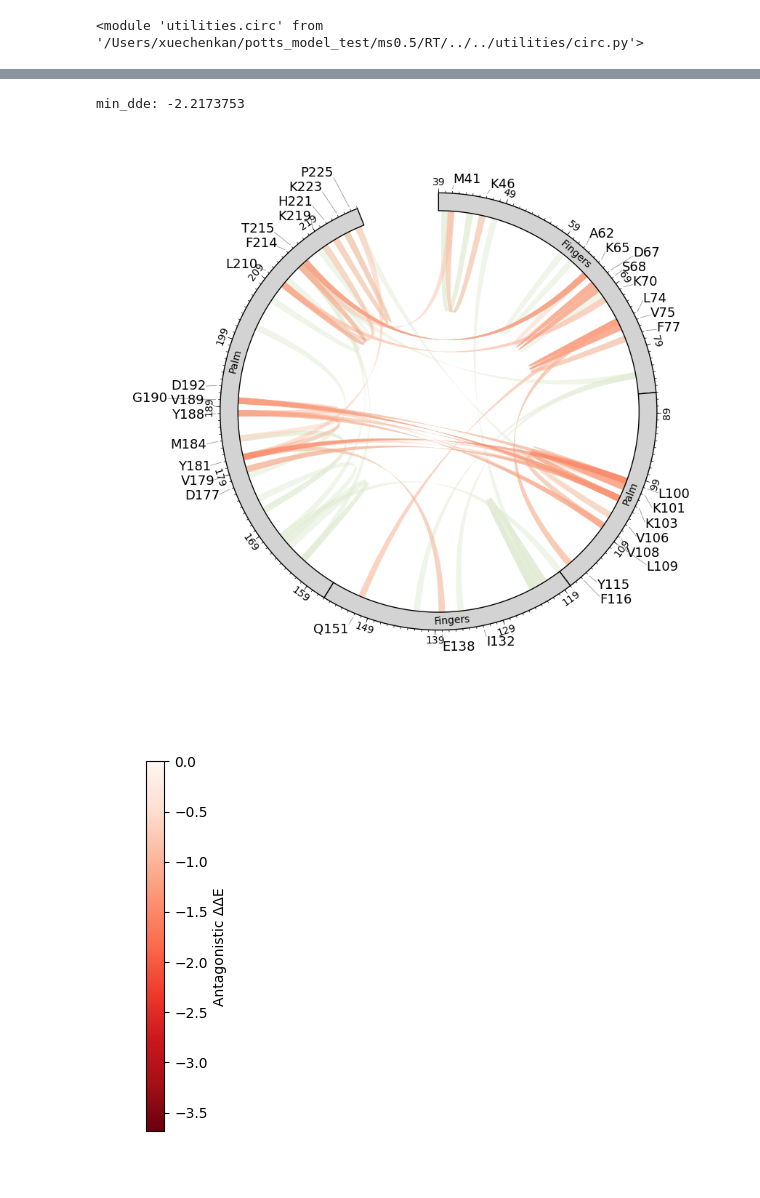
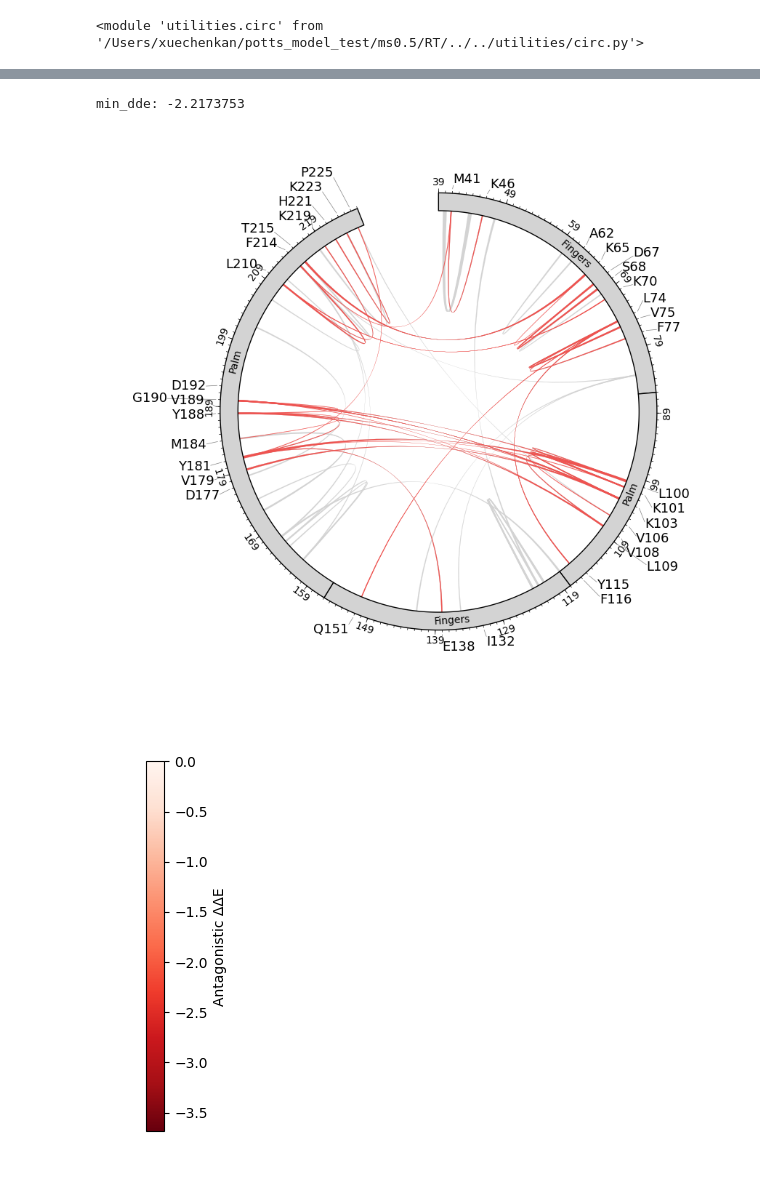
Before and after one commit to Daniel-Xkan/potts_model_test, a Jupyter notebook: ms0.5/RT/RT_PyCirclize3.0.ipynb, the cells around one changed output, grey strips where cells are left out. Cells and saved outputs as stored; diff of their text form; code cells hidden in the pictures.

```diff
--- a/ms0.5/RT/RT_PyCirclize3.0.ipynb
+++ b/ms0.5/RT/RT_PyCirclize3.0.ipynb
@@ -64,15 +67,18 @@ max_dde: 8.50879
 # %%
 RT_circos_antag,sector =circ.initialize_RT_circos_w_ticks(actual_length, (90, 98))
 circ.add_DRM_annotation(RT_circos_antag,sector, (100, 100),combined_DRM, 39)
-circ.connect_background_ant_cords(RT_circos_antag,sector,RT_kn_path, 50,39,0.5, color_scheme='RT')
-circ.connect_ant_cords(RT_circos_antag,sector,RT_kn_path, bottom_20_DRM,RT_redux_dict,39,0.5)
+weight = 188/263
+circ.connect_background_ant_cords(RT_circos_antag,sector,RT_kn_path, 50,39,0.5*weight, 'RT','color','global')
+circ.connect_ant_cords(RT_circos_antag,sector,RT_kn_path, bottom_20_DRM,RT_redux_dict,39,0.5*weight,'color','global')
+# circ.connect_background_ant_cords(RT_circos_antag,sector,RT_kn_path, 50,39,0.5*weight, 'RT','width','global')
+# circ.connect_ant_cords(RT_circos_antag,sector,RT_kn_path, bottom_20_DRM,RT_redux_dict,39,0.5*weight,'width','global')
 fig = RT_circos_antag.plotfig()
 plt.show()
 
 sm = circ.plot_colorbar(-3.683882, 0, False)
 cbar = plt.colorbar(sm, ax=plt.gca(), orientation='vertical', label='Antagonistic ΔΔE')
 plt.gca().remove()
 # %% [output]
 min_dde: -2.2173753
-[figure, old version]
+[figure, new version]
 [figure]
```
Also changed, not shown: parts of 1 cell of this notebook, 3 other files.
